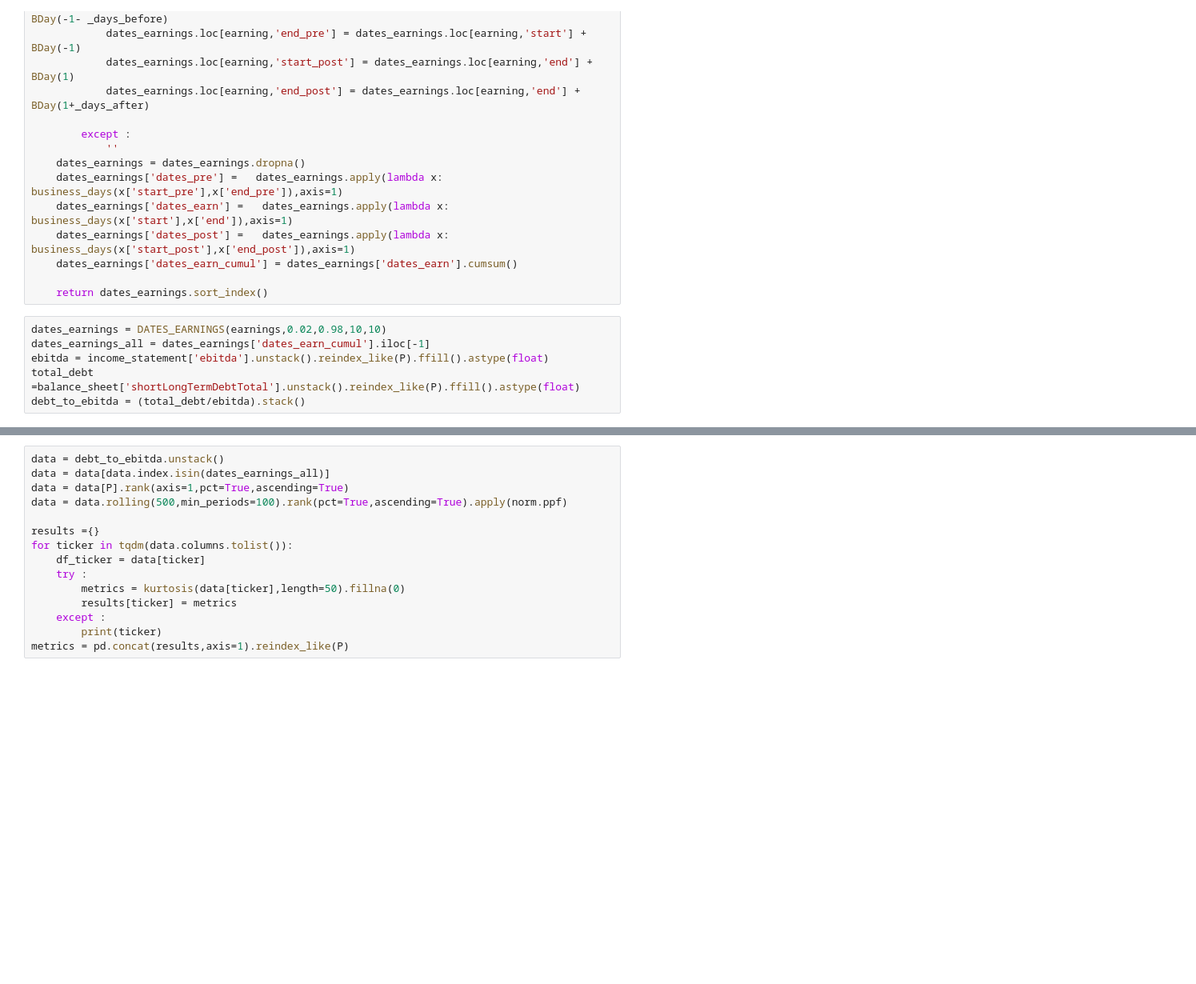
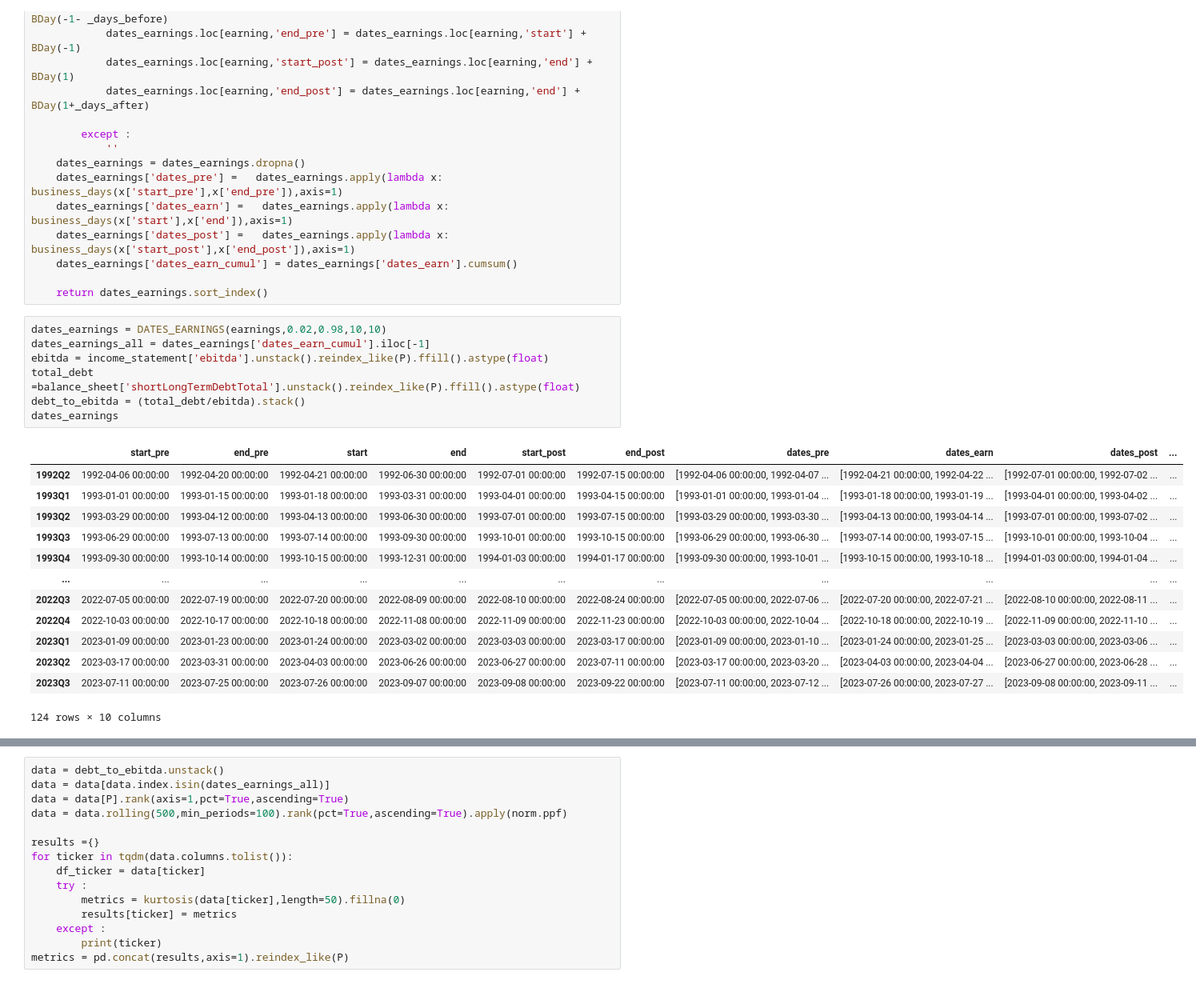
Before and after one commit to nabz78350/backtesting, a Jupyter notebook: strat_debt_ebita_.ipynb, the cells around one changed output, grey strips where cells are left out. Shown at 80% size. Saved outputs shown, nothing was run; the diff lists cells and outputs as text; blank space fills up the shorter version.

```diff
--- a/strat_debt_ebita_.ipynb
+++ b/strat_debt_ebita_.ipynb
@@ -106,8 +106,23 @@ def DATES_EARNINGS(data:pd.DataFrame,start:float,end:float,_days_before:int,_day
 # %%
 dates_earnings = DATES_EARNINGS(earnings,0.02,0.98,10,10)
 dates_earnings_all = dates_earnings['dates_earn_cumul'].iloc[-1]
 ebitda = income_statement['ebitda'].unstack().reindex_like(P).ffill().astype(float)
 total_debt =balance_sheet['shortLongTermDebtTotal'].unstack().reindex_like(P).ffill().astype(float)
 debt_to_ebitda = (total_debt/ebitda).stack()
+dates_earnings
+# %% [output]
+|  | start_pre | end_pre | start | end | start_post | end_post | dates_pre | dates_earn | dates_post | ... |
+| 1992Q2 | 1992-04-06 00:00:00 | 1992-04-20 00:00:00 | 1992-04-21 00:00:00 | 1992-06-30 00:00:00 | 1992-07-01 00:00:00 | 1992-07-15 00:00:00 | [1992-04-06 00:00:00, 1992-04-07 ... | [1992-04-21 00:00:00, 1992-04-22 ... | [1992-07-01 00:00:00, 1992-07-02 ... | ... |
+| 1993Q1 | 1993-01-01 00:00:00 | 1993-01-15 00:00:00 | 1993-01-18 00:00:00 | 1993-03-31 00:00:00 | 1993-04-01 00:00:00 | 1993-04-15 00:00:00 | [1993-01-01 00:00:00, 1993-01-04 ... | [1993-01-18 00:00:00, 1993-01-19 ... | [1993-04-01 00:00:00, 1993-04-02 ... | ... |
+| 1993Q2 | 1993-03-29 00:00:00 | 1993-04-12 00:00:00 | 1993-04-13 00:00:00 | 1993-06-30 00:00:00 | 1993-07-01 00:00:00 | 1993-07-15 00:00:00 | [1993-03-29 00:00:00, 1993-03-30 ... | [1993-04-13 00:00:00, 1993-04-14 ... | [1993-07-01 00:00:00, 1993-07-02 ... | ... |
+| 1993Q3 | 1993-06-29 00:00:00 | 1993-07-13 00:00:00 | 1993-07-14 00:00:00 | 1993-09-30 00:00:00 | 1993-10-01 00:00:00 | 1993-10-15 00:00:00 | [1993-06-29 00:00:00, 1993-06-30 ... | [1993-07-14 00:00:00, 1993-07-15 ... | [1993-10-01 00:00:00, 1993-10-04 ... | ... |
+| 1993Q4 | 1993-09-30 00:00:00 | 1993-10-14 00:00:00 | 1993-10-15 00:00:00 | 1993-12-31 00:00:00 | 1994-01-03 00:00:00 | 1994-01-17 00:00:00 | [1993-09-30 00:00:00, 1993-10-01 ... | [1993-10-15 00:00:00, 1993-10-18 ... | [1994-01-03 00:00:00, 1994-01-04 ... | ... |
+| ... | ... | ... | ... | ... | ... | ... | ... | ... | ... | ... |
+| 2022Q3 | 2022-07-05 00:00:00 | 2022-07-19 00:00:00 | 2022-07-20 00:00:00 | 2022-08-09 00:00:00 | 2022-08-10 00:00:00 | 2022-08-24 00:00:00 | [2022-07-05 00:00:00, 2022-07-06 ... | [2022-07-20 00:00:00, 2022-07-21 ... | [2022-08-10 00:00:00, 2022-08-11 ... | ... |
+| 2022Q4 | 2022-10-03 00:00:00 | 2022-10-17 00:00:00 | 2022-10-18 00:00:00 | 2022-11-08 00:00:00 | 2022-11-09 00:00:00 | 2022-11-23 00:00:00 | [2022-10-03 00:00:00, 2022-10-04 ... | [2022-10-18 00:00:00, 2022-10-19 ... | [2022-11-09 00:00:00, 2022-11-10 ... | ... |
+| 2023Q1 | 2023-01-09 00:00:00 | 2023-01-23 00:00:00 | 2023-01-24 00:00:00 | 2023-03-02 00:00:00 | 2023-03-03 00:00:00 | 2023-03-17 00:00:00 | [2023-01-09 00:00:00, 2023-01-10 ... | [2023-01-24 00:00:00, 2023-01-25 ... | [2023-03-03 00:00:00, 2023-03-06 ... | ... |
+| 2023Q2 | 2023-03-17 00:00:00 | 2023-03-31 00:00:00 | 2023-04-03 00:00:00 | 2023-06-26 00:00:00 | 2023-06-27 00:00:00 | 2023-07-11 00:00:00 | [2023-03-17 00:00:00, 2023-03-20 ... | [2023-04-03 00:00:00, 2023-04-04 ... | [2023-06-27 00:00:00, 2023-06-28 ... | ... |
+| 2023Q3 | 2023-07-11 00:00:00 | 2023-07-25 00:00:00 | 2023-07-26 00:00:00 | 2023-09-07 00:00:00 | 2023-09-08 00:00:00 | 2023-09-22 00:00:00 | [2023-07-11 00:00:00, 2023-07-12 ... | [2023-07-26 00:00:00, 2023-07-27 ... | [2023-09-08 00:00:00, 2023-09-11 ... | ... |
+124 rows × 10 columns
 # %%
 def kurtosis(close, length=None, offset=None, **kwargs):
```
Also changed, not shown: parts of 4 cells of this notebook.
